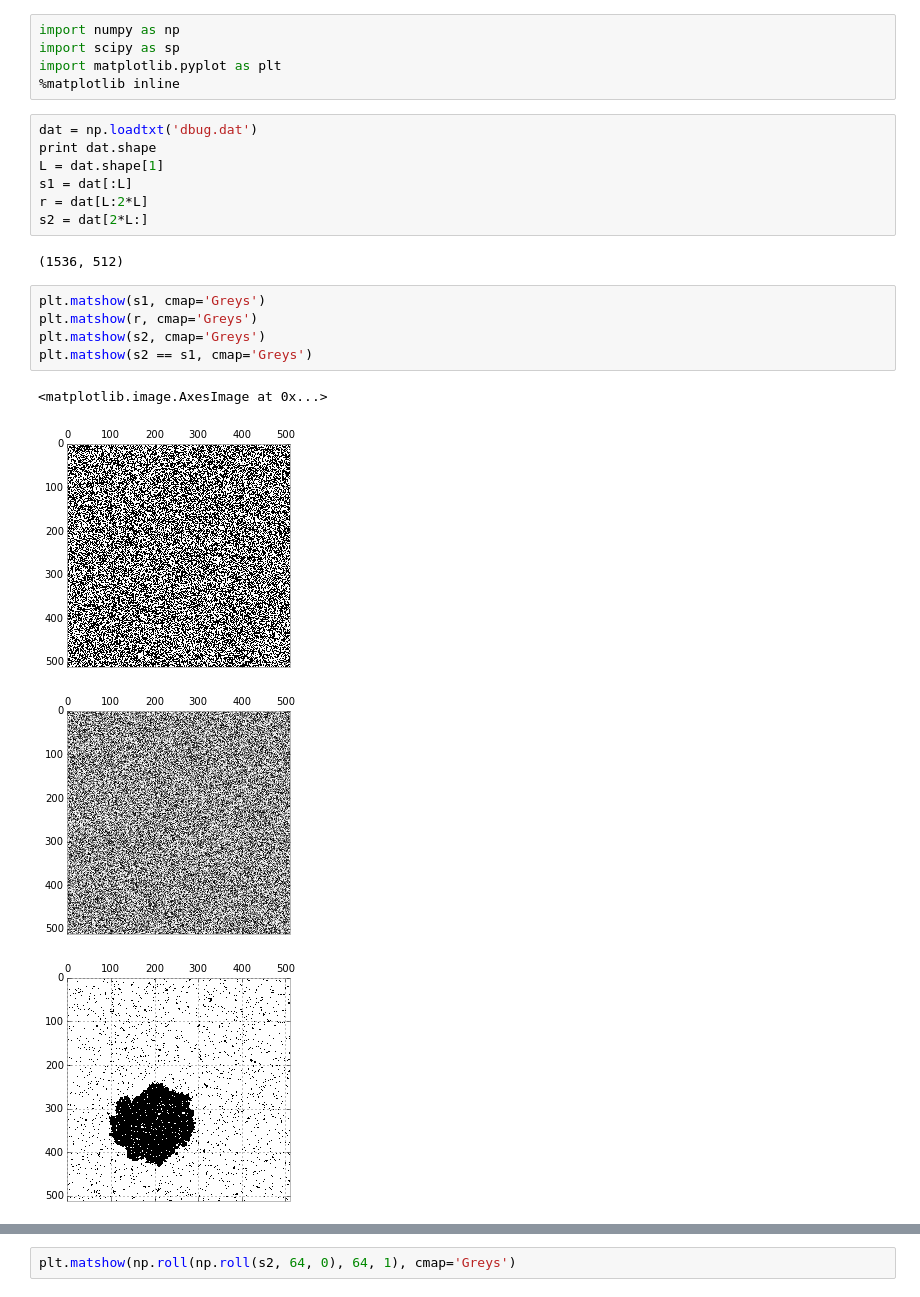
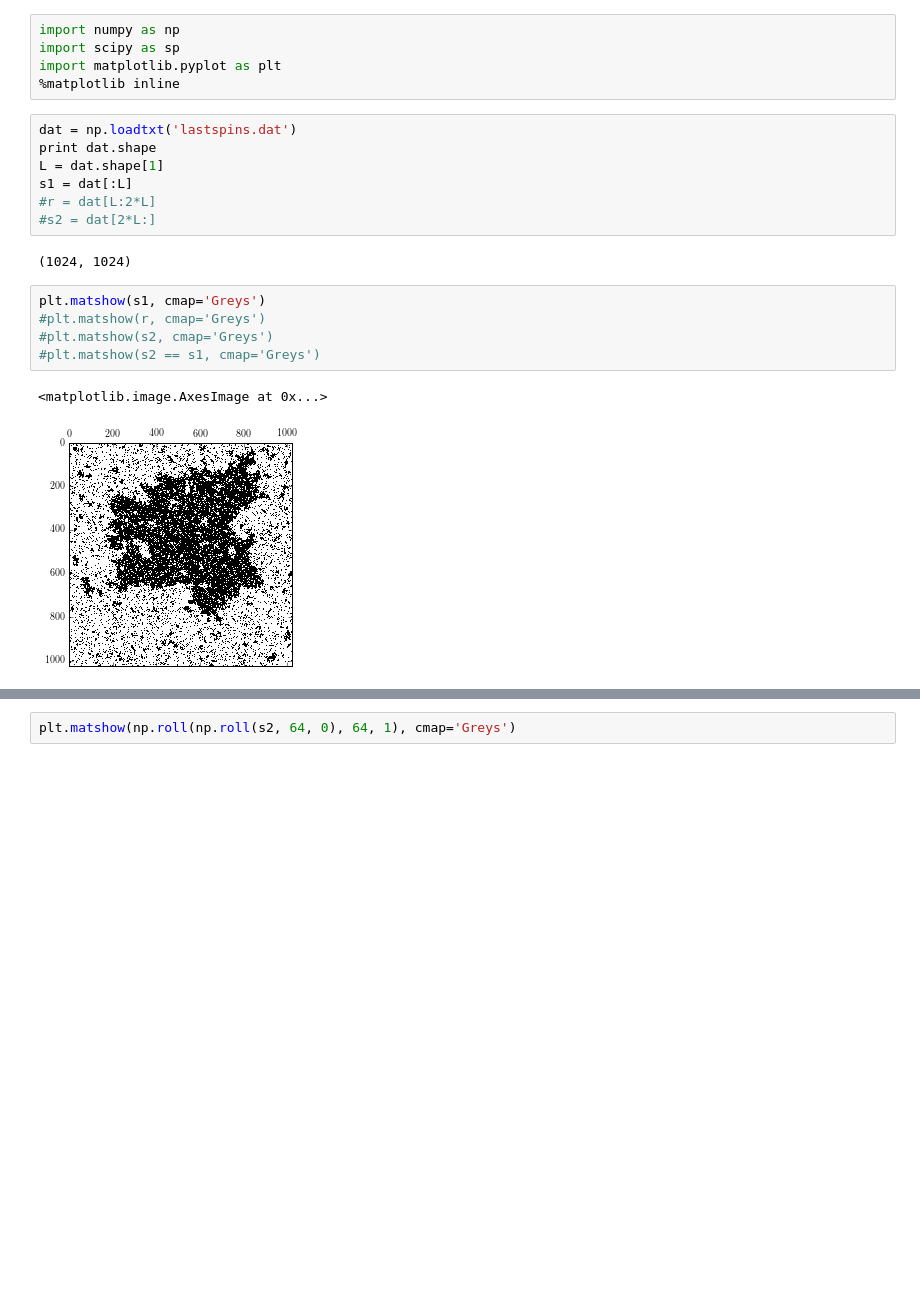
Before and after one commit to colinclement/isingcuda, a Jupyter notebook: nbIsingCuda.ipynb, the cells around one changed output, grey strips where cells are left out. Cells and saved outputs as stored; diff of their text form; blank space fills up the shorter version.

```diff
--- a/nbIsingCuda.ipynb
+++ b/nbIsingCuda.ipynb
@@ -4,21 +4,19 @@ import scipy as sp
 import matplotlib.pyplot as plt
 %matplotlib inline
 # %%
-dat = np.loadtxt('dbug.dat')
+dat = np.loadtxt('lastspins.dat')
 print dat.shape
 L = dat.shape[1]
 s1 = dat[:L]
-r = dat[L:2*L]
-s2 = dat[2*L:]
+#r = dat[L:2*L]
+#s2 = dat[2*L:]
 # %% [output]
-(1536, 512)
+(1024, 1024)
 # %%
 plt.matshow(s1, cmap='Greys')
-plt.matshow(r, cmap='Greys')
-plt.matshow(s2, cmap='Greys')
-plt.matshow(s2 == s1, cmap='Greys')
+#plt.matshow(r, cmap='Greys')
+#plt.matshow(s2, cmap='Greys')
+#plt.matshow(s2 == s1, cmap='Greys')
 # %% [output]
 <matplotlib.image.AxesImage at 0x...>
-[figure, old version]
+[figure, new version]
-[figure, removed]
-[figure, removed]
```
Also changed, not shown: parts of 1 cell of this notebook, 1 other file.
